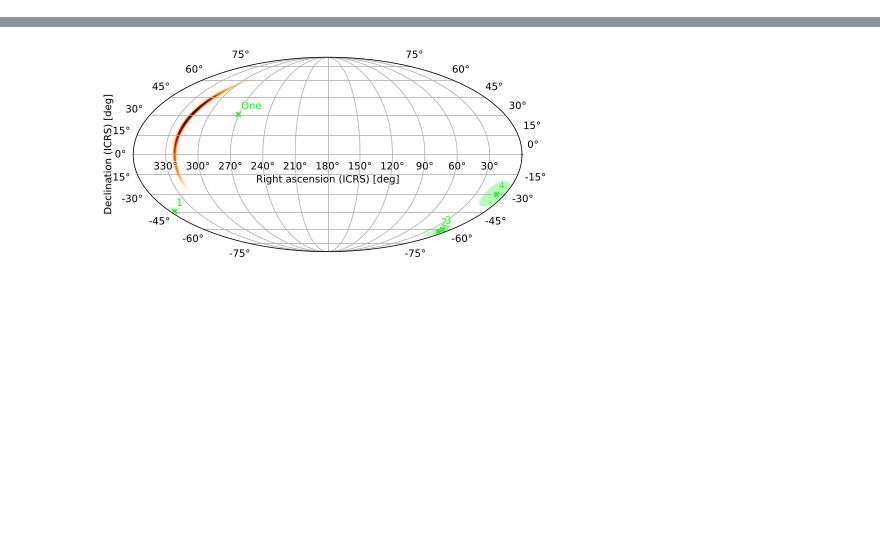
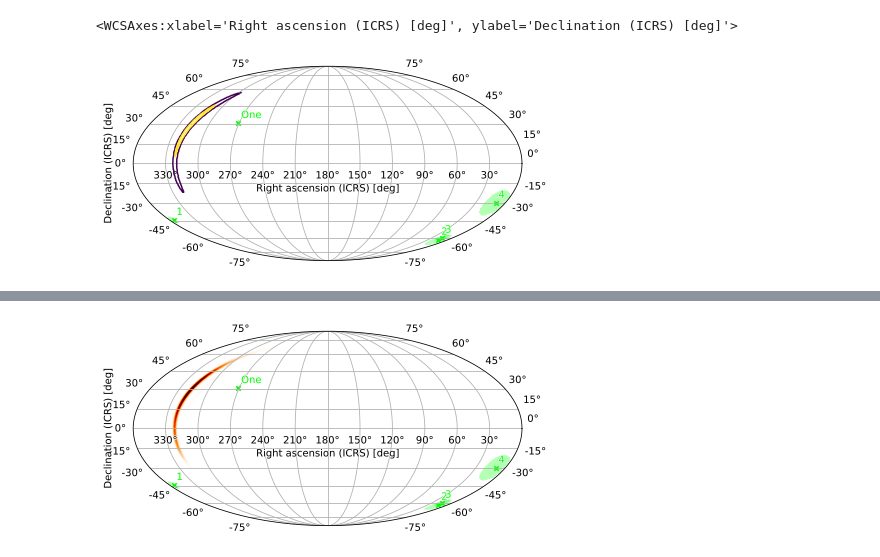
Before and after one commit to markalab/hpmoc, a Jupyter notebook: jup/astroplot.ipynb, the cells around one changed output, grey strips where cells are left out. Saved outputs shown, nothing was run; the diff lists cells and outputs as text; code cells hidden in the pictures; blank space fills up the shorter version.

```diff
--- a/jup/astroplot.ipynb
+++ b/jup/astroplot.ipynb
@@ -70,0 +80,5 @@ array2, footprint2 = reproject_from_healpix("../tests/data/S191216ap.fits.gz",
+# %%
+mo.plot(cmap=None, cr=[0.5, 0.9])
+# %% [output]
+<WCSAxes:xlabel='Right ascension (ICRS) [deg]', ylabel='Declination (ICRS) [deg]'>
+[figure, added]
```
Also changed, not shown: parts of 6 cells of this notebook, 3 other files.
